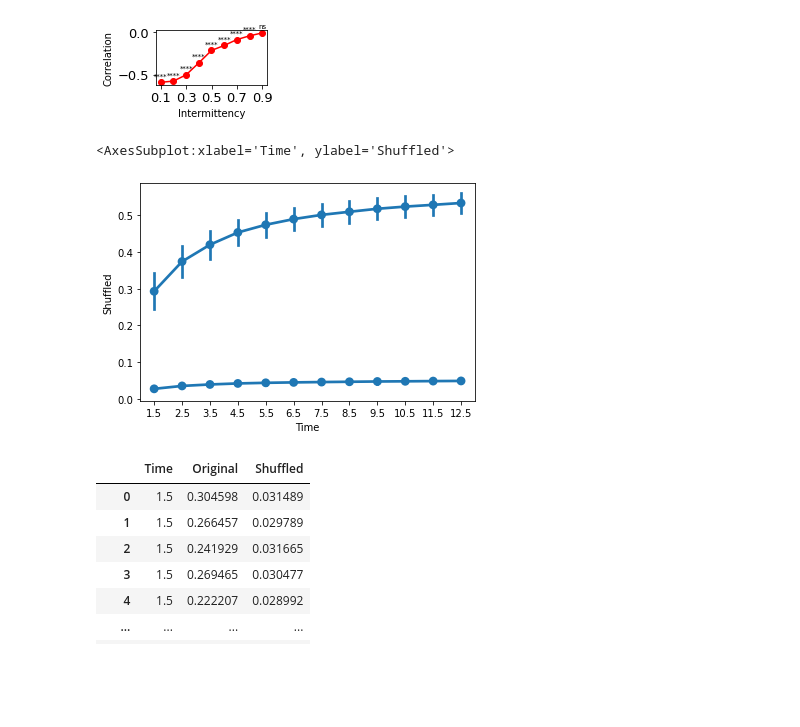
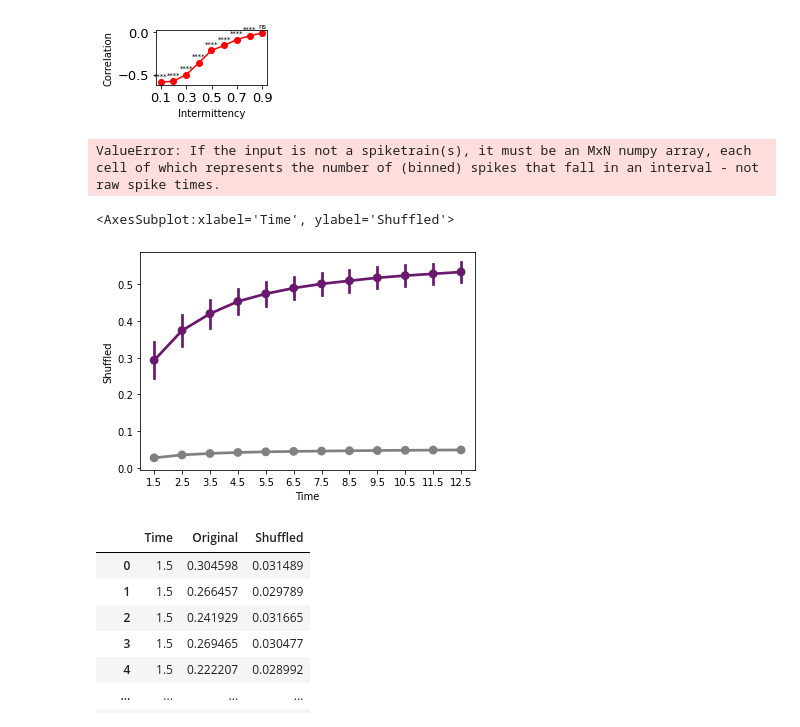
Before and after one commit to neurorishika/intermittent-odors, a Jupyter notebook: fig7/fig7.ipynb, the cells around one changed output. Cells and saved outputs as stored; diff of their text form; code cells hidden in the pictures; blank space fills up the shorter version.

```diff
--- a/fig7/fig7.ipynb
+++ b/fig7/fig7.ipynb
@@ -905,25 +903,45 @@ def get_LN_data(mat_no,odor_no,replicate=None,time=None):
         r.append(pearson_correlation[:,order][order,:])
     return np.nan_to_num(np.array(r)),mat[:,order][order,:],module[order],order
 # %%
-results = []
-for time in tqdm(np.arange(1.5,13.5,1)):
-    for i in range(1,11):
-        for j in [13674, 59428, 72957, 84932, 85036]:
-            LN_correlations,mat,module,order = get_LN_data(i,j,time=time)
-            for k in range(10):
-                correlation = np.corrcoef(np.nan_to_num(LN_correlations[k]).flatten(),1-mat.flatten())[0,1]
-                random_shuffles = [np.random.choice(np.arange(30),size=30,replace=False) for x in range(1000)]
-                shuffled = np.mean([np.corrcoef(np.nan_to_num(LN_correlations[k]).flatten(),1-mat[:,order][order,:].flatten())[0,1] for order in random_shuffles])
-                results.append((time,correlation,shuffled))
-results=np.real(np.array(results))
-results = pd.DataFrame(results,columns=["Time","Original","Shuffled"])
-# results.to_csv(f"AnalysedData/LNCorrelationTimeseries_0_{int(switch_prob*10)}.csv")
+for switch_prob in np.arange(0.1,1,0.1):
+    unzip(int(switch_prob*10))
+    results = []
+    for time in tqdm(np.arange(1.5,13.5,1)):
+        for i in range(1,11):
+            for j in [13674, 59428, 72957, 84932, 85036]:
+                LN_correlations,mat,module,order = get_LN_data(i,j,time=time)
+                for k in range(10):
+                    correlation = np.corrcoef(np.nan_to_num(LN_correlations[k]).flatten(),1-mat.flatten())[0,1]
+                    random_shuffles = [np.random.choice(np.arange(30),size=30,replace=False) for x in range(1000)]
+                    shuffled = np.mean([np.corrcoef(np.nan_to_num(LN_correlations[k]).flatten(),1-mat[:,order][order,:].flatten())[0,1] for order in random_shuffles])
+                    results.append((time,correlation,shuffled))
+    results=np.real(np.array(results))
+    results = pd.DataFrame(results,columns=["Time","Original","Shuffled"])
+    results.to_csv(f"AnalysedData/LNCorrelationTimeseries_0_{int(switch_prob*10)}.csv")
+    results = []
+    for time in tqdm(np.arange(1.5,13.5,1)):
+        for i in tqdm(range(1,11)):
+            for j in [13674, 59428, 72957, 84932, 85036]:
+                LN_correlations,mat,module,order = get_LN_data(i,j,time=time)
+                for k in range(10):
+                    cluster_model = KMeans(n_clusters=int(np.max(module)))
+                    cluster_model.fit((1-LN_correlations[k])/2)
+                    f_correctpairs = rand_score(cluster_model.labels_,np.int32(module-1))
+                    random_clustering = [np.random.choice(np.arange(4),size=30) for x in range(1000)]
+                    shuffled = np.mean([rand_score(cluster_model.labels_,cluster) for cluster in random_clustering])
+                    results.append((time,f_correctpairs,shuffled))
+    results = np.real(np.array(results))
+    results = pd.DataFrame(results,columns=["Time","Newman","Random"])
+    results.to_csv(f"AnalysedData/LNReconstructionTimeseries_0_{int(switch_prob*10)}.csv")
+    clean_data()
+# %% [output]
+ValueError: If the input is not a spiketrain(s), it must be an MxN numpy array, each cell of which represents the number of (binned) spikes that fall in an interval - not raw spike times.
 # %%
-sns.pointplot(x="Time",y="Original",data=results,ci='sd')
-sns.pointplot(x="Time",y="Shuffled",data=results,ci='sd')
+sns.pointplot(x="Time",y="Original",data=results,ci='sd',color=plt.cm.inferno(0.3))
+sns.pointplot(x="Time",y="Shuffled",data=results,ci='sd',color='gray')
 # %% [output]
 <AxesSubplot:xlabel='Time', ylabel='Shuffled'>
-[figure, old version]
+[figure, new version]
 # %%
 results
 # %% [output]
```
Also changed, not shown: parts of 1 cell of this notebook.
